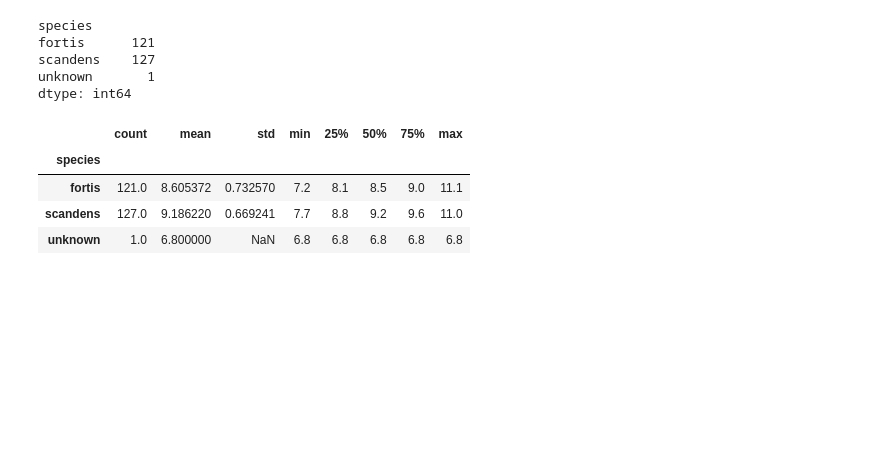
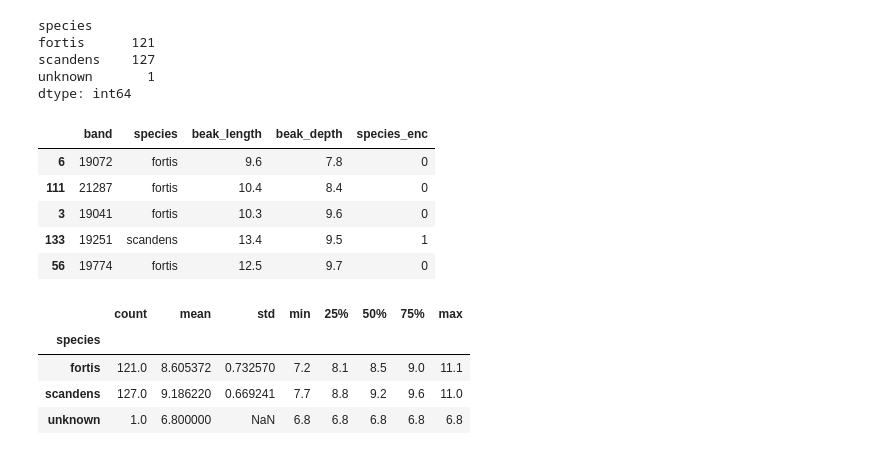
Before and after one commit to ericmjl/bayesian-stats-modelling-tutorial, a Jupyter notebook: notebooks/08-hierarchical-finches.ipynb, the cells around one changed output. Drawn from its saved outputs; the diff is of its cells as text; code cells hidden in the pictures; blank space fills up the shorter version.

```diff
--- a/notebooks/08-hierarchical-finches.ipynb
+++ b/notebooks/08-hierarchical-finches.ipynb
@@ -14,18 +17,21 @@ import pymc3 as pm
-# %%
-df = pd.read_csv('../data/finch_beaks_2012.csv')
-df = (jn.DataFrame(df)
-      .clean_names()
-      .rename_column('blength', 'beak_length')
-      .rename_column('bdepth', 'beak_depth')
-      .encode_categorical('species')
-     )
-df.groupby('species').size()
-# %% [output]
-species
-fortis      121
-scandens    127
-unknown       1
-dtype: int64
+# %%
+df = load_finches_2012()
+df.groupby('species').size()
+# %% [output]
+species
+fortis      121
+scandens    127
+unknown       1
+dtype: int64
+# %%
+df.sample(5)
+# %% [output]
+|  | band | species | beak_length | beak_depth | species_enc |
+| 6 | 19072 | fortis | 9.6 | 7.8 | 0 |
+| 111 | 21287 | fortis | 10.4 | 8.4 | 0 |
+| 3 | 19041 | fortis | 10.3 | 9.6 | 0 |
+| 133 | 19251 | scandens | 13.4 | 9.5 | 1 |
+| 56 | 19774 | fortis | 12.5 | 9.7 | 0 |
 # %%
 df.groupby('species')['beak_depth'].describe()
 # %% [output]
```
Also changed, not shown: parts of 17 cells of this notebook, 6 other files.
